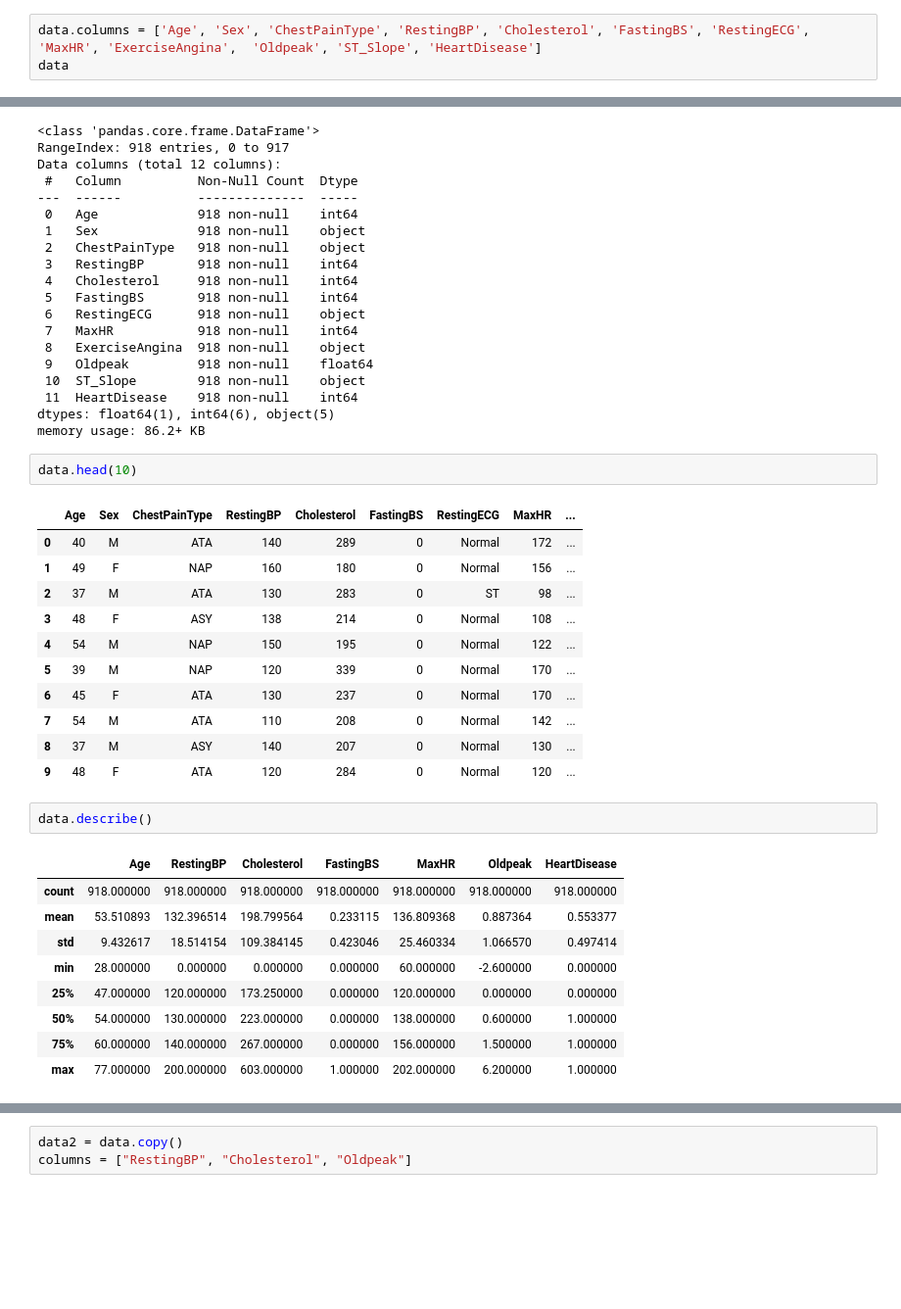
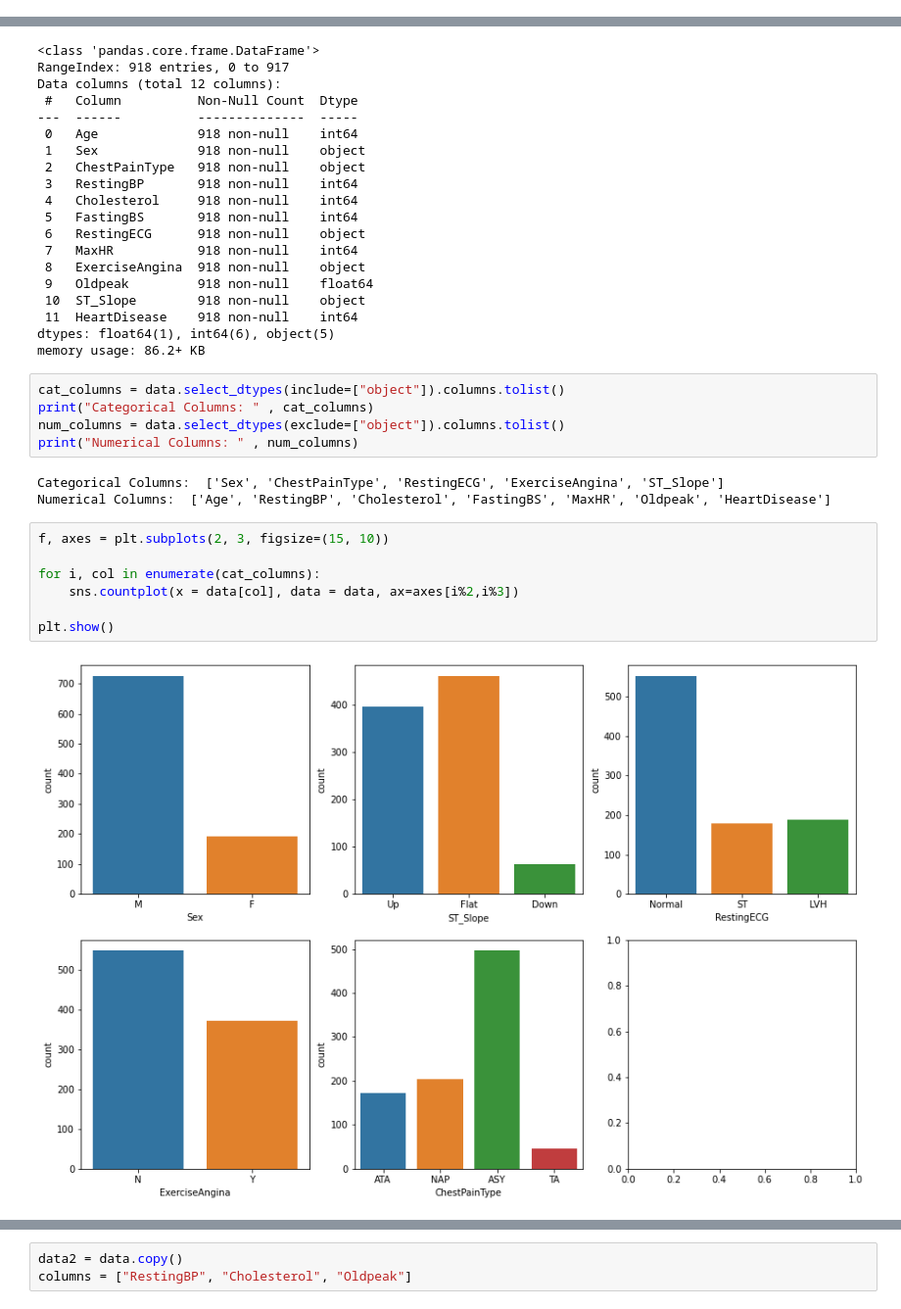
Before and after one commit to amirhossein-haerian/HAPS, a Jupyter notebook: IoT_Project.ipynb, the cells around one changed output, grey strips where cells are left out. Shown: that part at 98% size. Cells and saved outputs as stored; diff of their text form; blank space fills up the shorter version.

Commit message:
add seaborn library & separating categorical and numerical columns & add data visualization for all the features

```diff
--- a/IoT_Project.ipynb
+++ b/IoT_Project.ipynb
@@ -24,3 +39,0 @@ data = pd.read_csv('./heart.csv')
-# %%
-data.columns = ['Age', 'Sex', 'ChestPainType', 'RestingBP', 'Cholesterol', 'FastingBS', 'RestingECG', 'MaxHR', 'ExerciseAngina',  'Oldpeak', 'ST_Slope', 'HeartDisease']
-data
@@ -60,29 +71,20 @@ Data columns (total 12 columns):
  11  HeartDisease    918 non-null    int64
 dtypes: float64(1), int64(6), object(5)
 memory usage: 86.2+ KB
-# %%
-data.head(10)
-# %% [output]
-|  | Age | Sex | ChestPainType | RestingBP | Cholesterol | FastingBS | RestingECG | MaxHR | ... |
-| 0 | 40 | M | ATA | 140 | 289 | 0 | Normal | 172 | ... |
-| 1 | 49 | F | NAP | 160 | 180 | 0 | Normal | 156 | ... |
-| 2 | 37 | M | ATA | 130 | 283 | 0 | ST | 98 | ... |
-| 3 | 48 | F | ASY | 138 | 214 | 0 | Normal | 108 | ... |
-| 4 | 54 | M | NAP | 150 | 195 | 0 | Normal | 122 | ... |
-| 5 | 39 | M | NAP | 120 | 339 | 0 | Normal | 170 | ... |
-| 6 | 45 | F | ATA | 130 | 237 | 0 | Normal | 170 | ... |
-| 7 | 54 | M | ATA | 110 | 208 | 0 | Normal | 142 | ... |
-| 8 | 37 | M | ASY | 140 | 207 | 0 | Normal | 130 | ... |
-| 9 | 48 | F | ATA | 120 | 284 | 0 | Normal | 120 | ... |
-# %%
-data.describe()
-# %% [output]
-|  | Age | RestingBP | Cholesterol | FastingBS | MaxHR | Oldpeak | HeartDisease |
-| count | 918.000000 | 918.000000 | 918.000000 | 918.000000 | 918.000000 | 918.000000 | 918.000000 |
-| mean | 53.510893 | 132.396514 | 198.799564 | 0.233115 | 136.809368 | 0.887364 | 0.553377 |
-| std | 9.432617 | 18.514154 | 109.384145 | 0.423046 | 25.460334 | 1.066570 | 0.497414 |
-| min | 28.000000 | 0.000000 | 0.000000 | 0.000000 | 60.000000 | -2.600000 | 0.000000 |
-| 25% | 47.000000 | 120.000000 | 173.250000 | 0.000000 | 120.000000 | 0.000000 | 0.000000 |
-| 50% | 54.000000 | 130.000000 | 223.000000 | 0.000000 | 138.000000 | 0.600000 | 1.000000 |
-| 75% | 60.000000 | 140.000000 | 267.000000 | 0.000000 | 156.000000 | 1.500000 | 1.000000 |
-| max | 77.000000 | 200.000000 | 603.000000 | 1.000000 | 202.000000 | 6.200000 | 1.000000 |
+# %%
+cat_columns = data.select_dtypes(include=["object"]).columns.tolist()
+print("Categorical Columns: " , cat_columns)
+num_columns = data.select_dtypes(exclude=["object"]).columns.tolist()
+print("Numerical Columns: " , num_columns)
+# %% [output]
+Categorical Columns:  ['Sex', 'ChestPainType', 'RestingECG', 'ExerciseAngina', 'ST_Slope']
+Numerical Columns:  ['Age', 'RestingBP', 'Cholesterol', 'FastingBS', 'MaxHR', 'Oldpeak', 'HeartDisease']
+# %%
+f, axes = plt.subplots(2, 3, figsize=(15, 10))
+
+for i, col in enumerate(cat_columns):
+    sns.countplot(x = data[col], data = data, ax=axes[i%2,i%3])
+
+plt.show()
+# %% [output]
+[figure, added]
```
Also changed, not shown: parts of 7 cells of this notebook.
